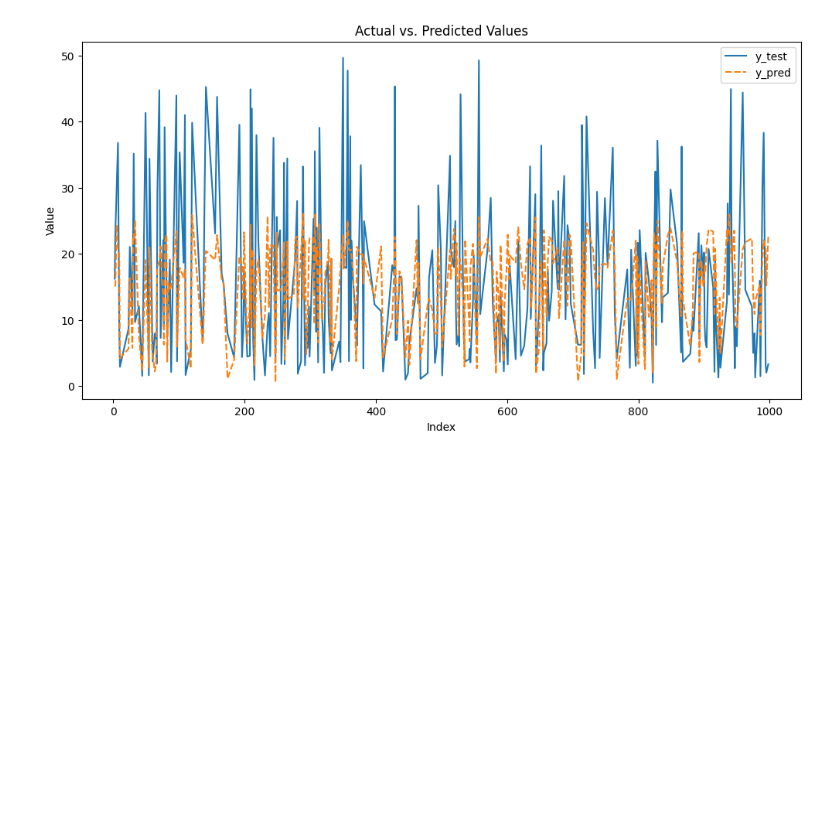
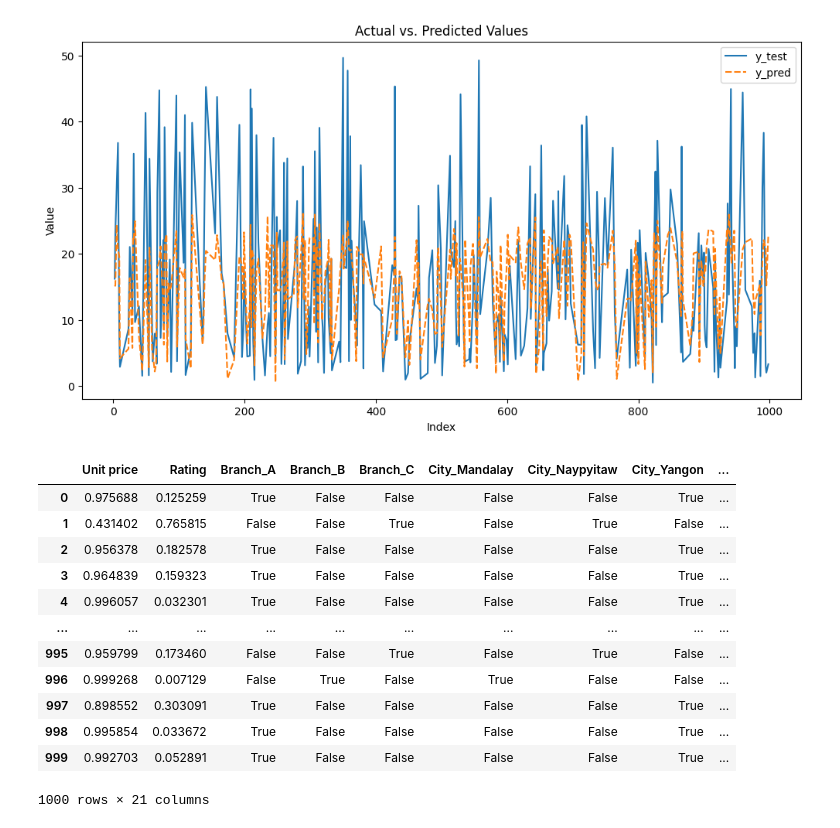
Before and after one commit to owenHochwald/Dynamic_Supermarket_Pricing, a Jupyter notebook: src/main.ipynb, the cells around one changed output. Cells and saved outputs as stored; diff of their text form; code cells hidden in the pictures; blank space fills up the shorter version.

```diff
--- a/src/main.ipynb
+++ b/src/main.ipynb
@@ -355,3 +355,19 @@ plt.title('Actual vs. Predicted Values')
 plt.show()
 # %% [output]
 [figure]
+# %%
+final_df
+# %% [output]
+|  | Unit price | Rating | Branch_A | Branch_B | Branch_C | City_Mandalay | City_Naypyitaw | City_Yangon | ... |
+| 0 | 0.975688 | 0.125259 | True | False | False | False | False | True | ... |
+| 1 | 0.431402 | 0.765815 | False | False | True | False | True | False | ... |
+| 2 | 0.956378 | 0.182578 | True | False | False | False | False | True | ... |
+| 3 | 0.964839 | 0.159323 | True | False | False | False | False | True | ... |
+| 4 | 0.996057 | 0.032301 | True | False | False | False | False | True | ... |
+| ... | ... | ... | ... | ... | ... | ... | ... | ... | ... |
+| 995 | 0.959799 | 0.173460 | False | False | True | False | True | False | ... |
+| 996 | 0.999268 | 0.007129 | False | True | False | True | False | False | ... |
+| 997 | 0.898552 | 0.303091 | True | False | False | False | False | True | ... |
+| 998 | 0.995854 | 0.033672 | True | False | False | False | False | True | ... |
+| 999 | 0.992703 | 0.052891 | True | False | False | False | False | True | ... |
+1000 rows × 21 columns
```
Also changed, not shown: 1 other file.
